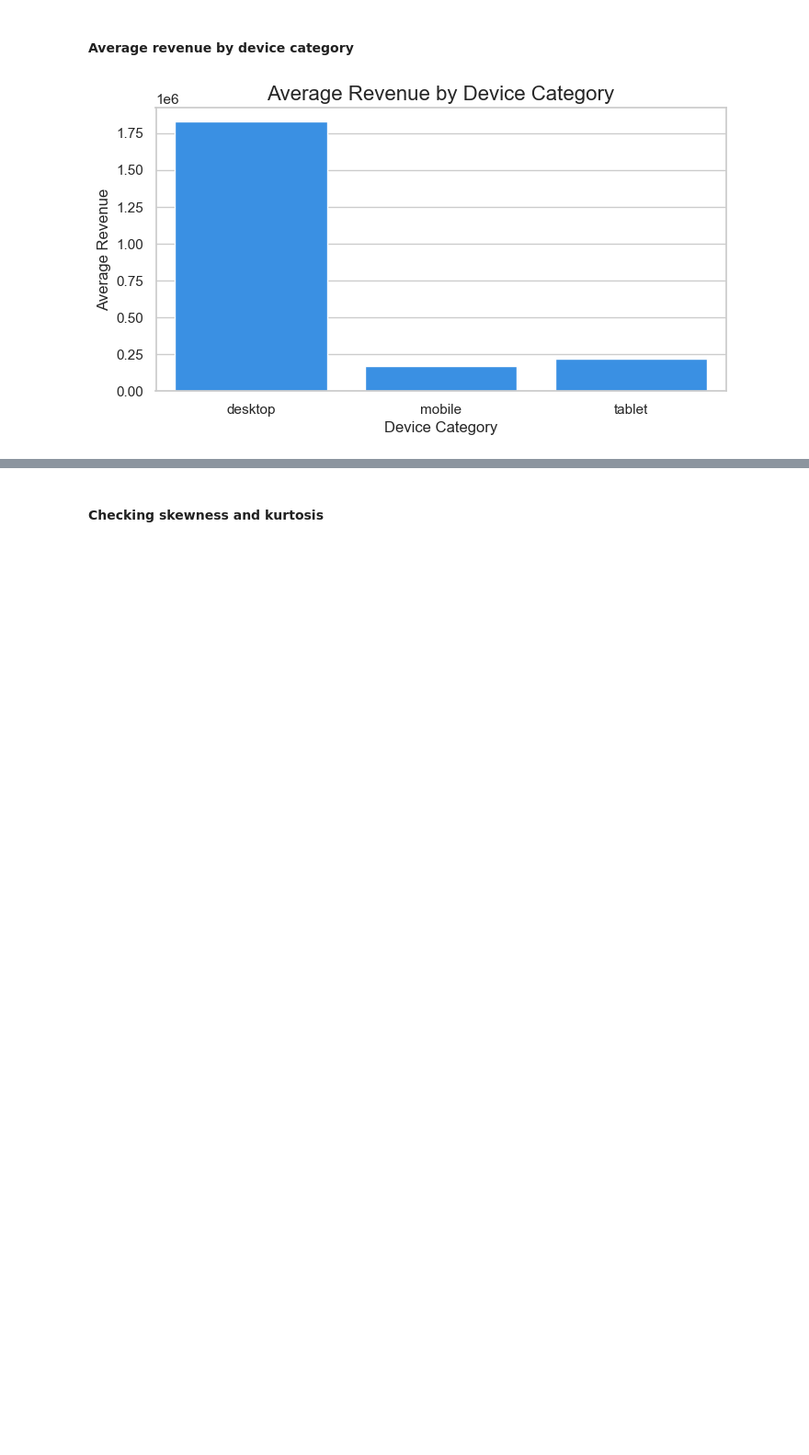
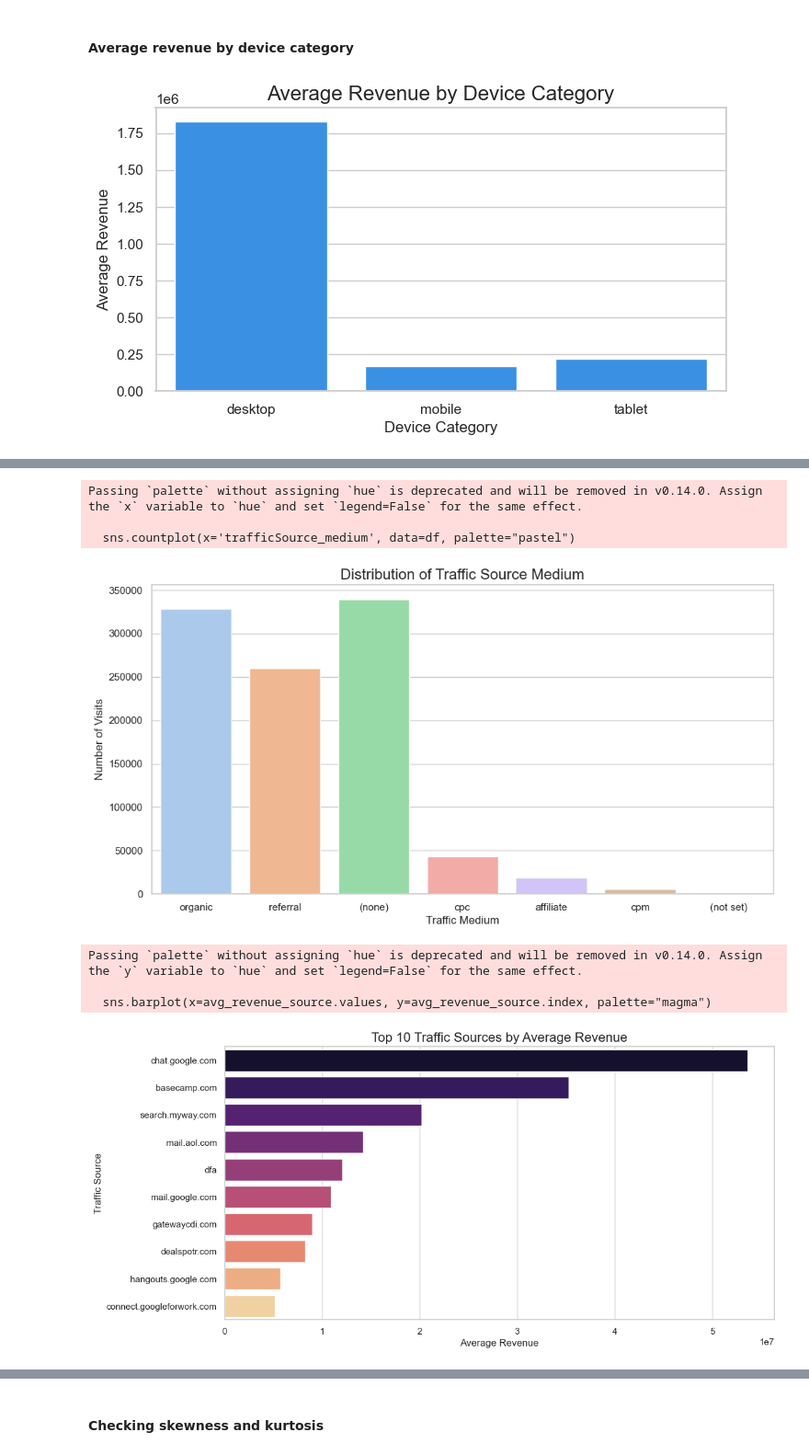
Before and after one commit to PaolaGaray/GA-CustomerRevenuePrediction, a Jupyter notebook: notebooks/EDA.ipynb, the cells around one changed output, grey strips where cells are left out. Shown at 92% size. Drawn from its saved outputs; the diff is of its cells as text; code cells hidden in the pictures; blank space fills up the shorter version.

```diff
--- a/notebooks/EDA.ipynb
+++ b/notebooks/EDA.ipynb
@@ -332,0 +378,26 @@ user_revenue = df.groupby('fullVisitorId')['totals_transactionRevenue'].sum()
+# %%
+# Distribution of traffic source medium
+plt.figure(figsize=(12, 6))
+sns.countplot(x='trafficSource_medium', data=df, palette="pastel")
+plt.title("Distribution of Traffic Source Medium", fontsize=16)
+plt.xlabel("Traffic Medium", fontsize=12)
+plt.ylabel("Number of Visits", fontsize=12)
+plt.show()
+
+# Average revenue by traffic source
+avg_revenue_source = df.groupby('trafficSource_source')['totals_transactionRevenue'].mean().nlargest(10)
+plt.figure(figsize=(12, 6))
+sns.barplot(x=avg_revenue_source.values, y=avg_revenue_source.index, palette="magma")
+plt.title("Top 10 Traffic Sources by Average Revenue", fontsize=16)
+plt.xlabel("Average Revenue", fontsize=12)
+plt.ylabel("Traffic Source", fontsize=12)
+plt.show()
+# %% [output]
+Passing `palette` without assigning `hue` is deprecated and will be removed in v0.14.0. Assign the `x` variable to `hue` and set `legend=False` for the same effect.
+
+  sns.countplot(x='trafficSource_medium', data=df, palette="pastel")
+[figure, added]
+Passing `palette` without assigning `hue` is deprecated and will be removed in v0.14.0. Assign the `y` variable to `hue` and set `legend=False` for the same effect.
+
+  sns.barplot(x=avg_revenue_source.values, y=avg_revenue_source.index, palette="magma")
+[figure, added]
```
Also changed, not shown: parts of 27 cells of this notebook.
